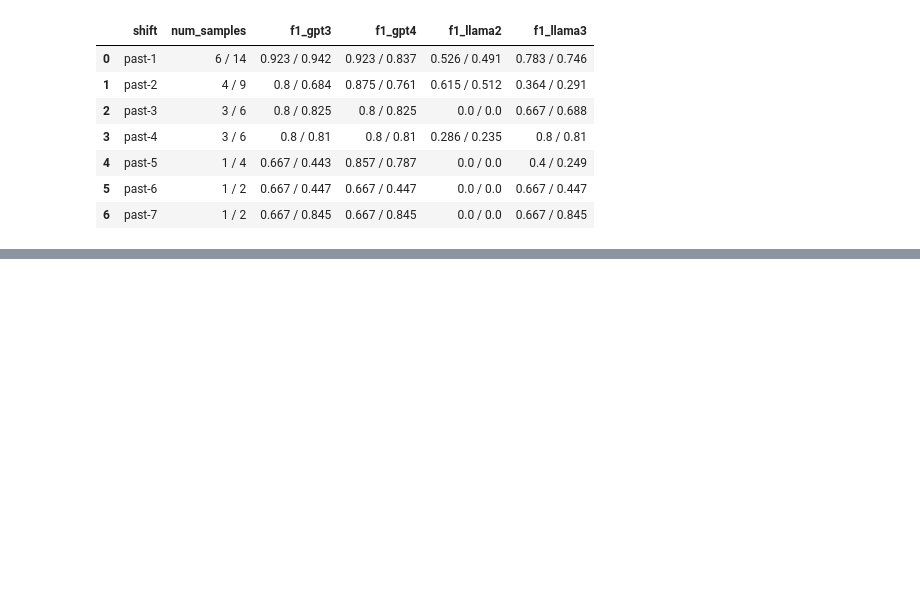
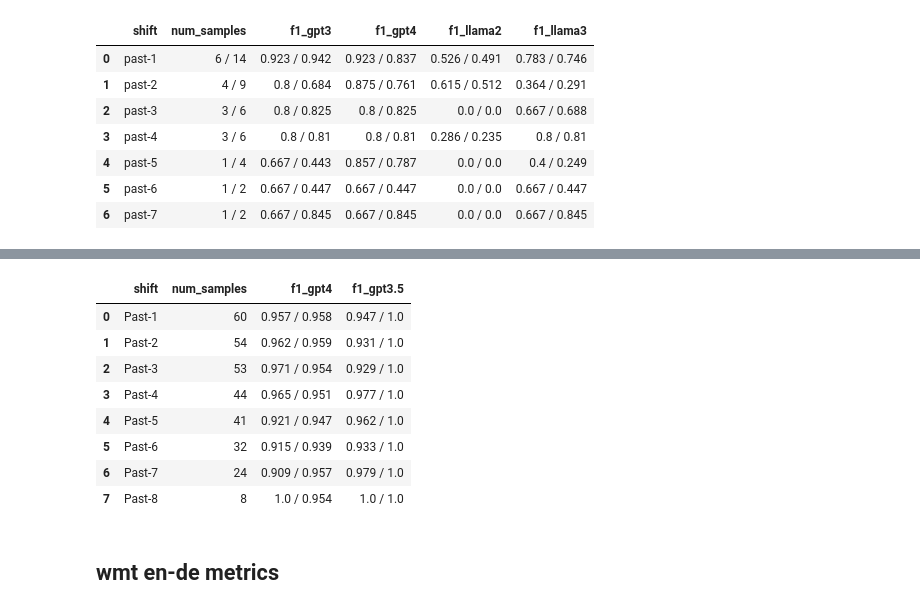
Before and after one commit to grgera/Propensity-Score-Eval, a Jupyter notebook: notebooks/package.ipynb, the cells around one changed output, grey strips where cells are left out. Cells and saved outputs as stored; diff of their text form; code cells hidden in the pictures; blank space fills up the shorter version.

```diff
--- a/notebooks/package.ipynb
+++ b/notebooks/package.ipynb
@@ -168,0 +337,14 @@ df
+# %%
+df # past shifts
+# %% [output]
+|  | shift | num_samples | f1_gpt4 | f1_gpt3.5 |
+| 0 | Past-1 | 60 | 0.957 / 0.958 | 0.947 / 1.0 |
+| 1 | Past-2 | 54 | 0.962 / 0.959 | 0.931 / 1.0 |
+| 2 | Past-3 | 53 | 0.971 / 0.954 | 0.929 / 1.0 |
+| 3 | Past-4 | 44 | 0.965 / 0.951 | 0.977 / 1.0 |
+| 4 | Past-5 | 41 | 0.921 / 0.947 | 0.962 / 1.0 |
+| 5 | Past-6 | 32 | 0.915 / 0.939 | 0.933 / 1.0 |
+| 6 | Past-7 | 24 | 0.909 / 0.957 | 0.979 / 1.0 |
+| 7 | Past-8 | 8 | 1.0 / 0.954 | 1.0 / 1.0 |
+# %% [markdown]
+## wmt en-de metrics
```
Also changed, not shown: parts of 14 cells of this notebook, 2 other files.
